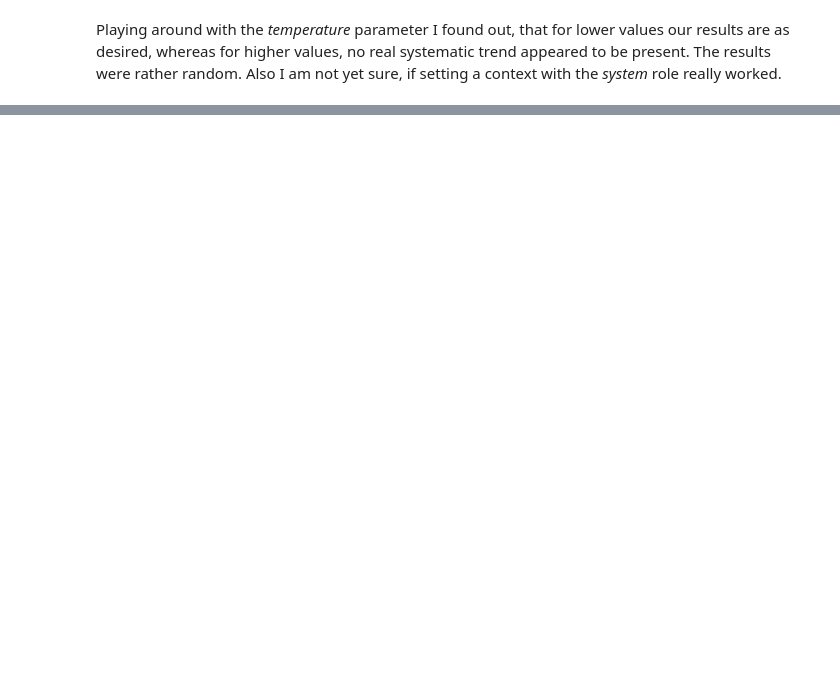
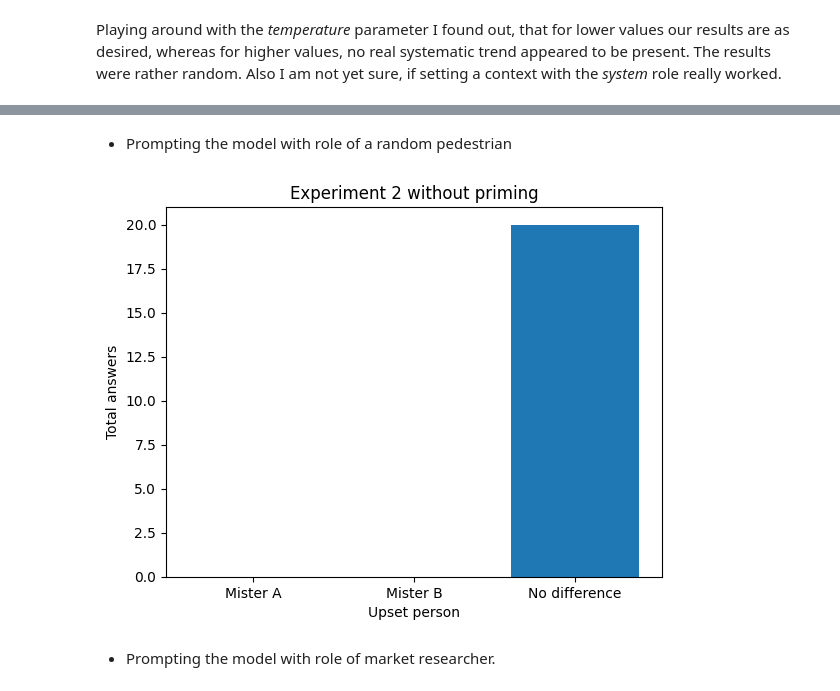
Before and after one commit to MariusDSPM/Data-Science-Project, a Jupyter notebook: Mental Accounting.ipynb, the cells around one changed output, grey strips where cells are left out. Drawn from its saved outputs; the diff is of its cells as text; code cells hidden in the pictures; blank space fills up the shorter version.

```diff
--- a/Mental Accounting.ipynb
+++ b/Mental Accounting.ipynb
@@ -76,0 +231,48 @@ Also I am not yet sure, if setting a context with the *system* role really worke
+# %% [markdown]
+- Prompting the model with role of a random pedestrian
+# %%
+answers_2 = []
+for _ in range(20): # original experiment had 87 answers
+    response = openai.ChatCompletion.create(
+        model = "gpt-4", # model = "gpt-3.5-turbo", "gpt-4"
+        max_tokens = 1,
+        temperature = 1, # range is 0 to 2
+        messages = [
+        {"role": "user", "content": """Mr. A received a letter from the IRS saying that he made a minor arithmetical mistake on his
+         tax return and owed $100. He received a similar letter the same day from his state income tax
+         authority saying he owed $50. There were no other repercussions from either mistake.
+         Mr. B received a letter from the IRS saying that he made a minor arithmetical mistake on his tax
+         return and owed $150. There were no other repercussions from his mistake. Who was more upset?
+          A: Mister A
+          B: Mister B
+          C: No difference."""},
+        {"role": "system", "content": """You are a randomly selected pedestrian asked to participate in a survey. Please answer by only giving
+         the letter of the answer option A, B or C."""}
+                   ])
+
+    # Store the answer in the list
+    answer = response['choices'][0]['message']['content']
+    answers_2.append(answer.strip())
+# %%
+# Collecting results for prompt with priming
+A_2 = answers_2.count("A")
+B_2 = answers_2.count("B")
+C_2 = answers_2.count("C")
+# %%
+# Set labels
+labels = ['Mister A', 'Mister B', 'No difference']
+
+# Create a bar graph
+plt.bar(labels, [A_2, B_2, C_2])
+
+# Add labels and a title
+plt.xlabel('Upset person')
+plt.ylabel('Total answers')
+plt.title('Experiment 2 without priming')
+
+# Show the plot
+plt.show()
+# %% [output]
+[figure, added]
+# %% [markdown]
+- Prompting the model with role of market researcher.
```
Also changed, not shown: parts of 33 cells of this notebook.
